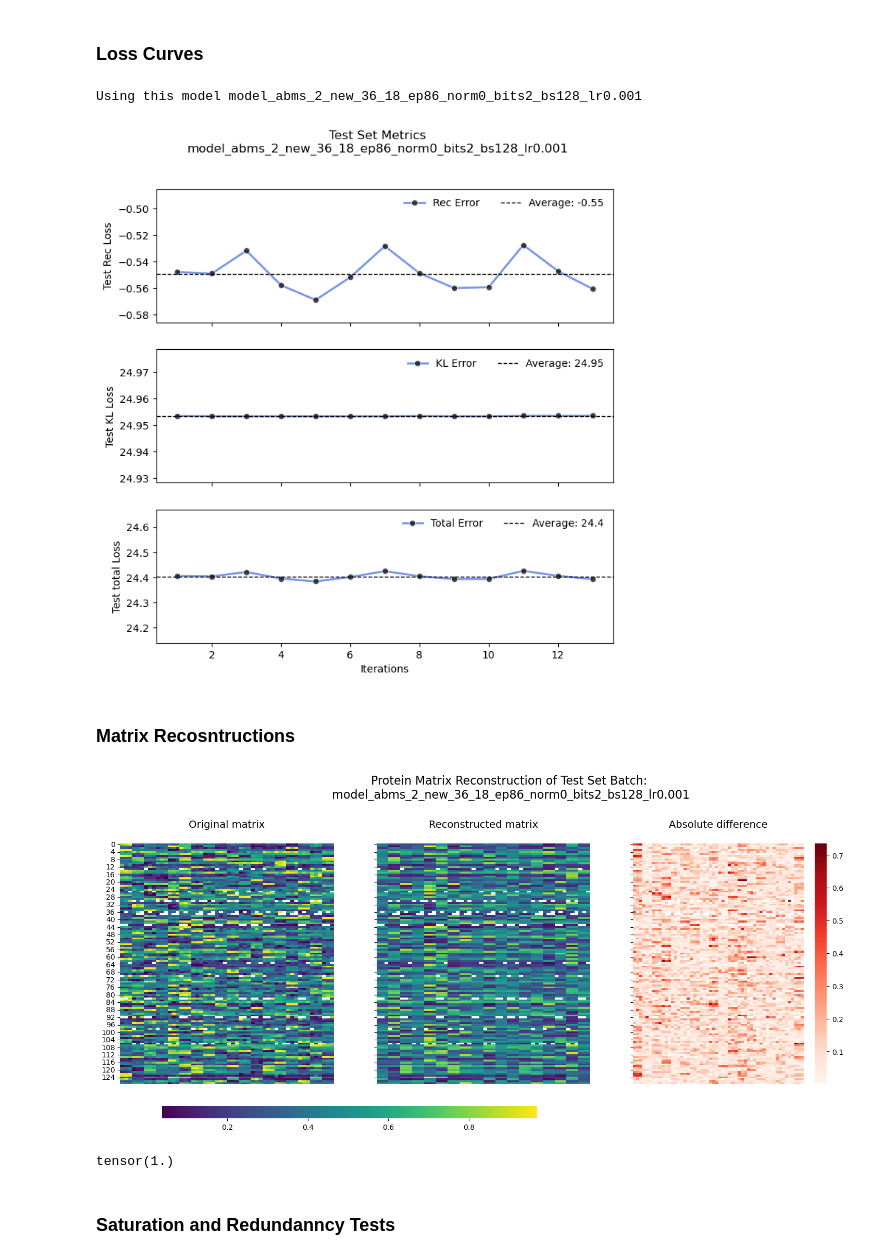
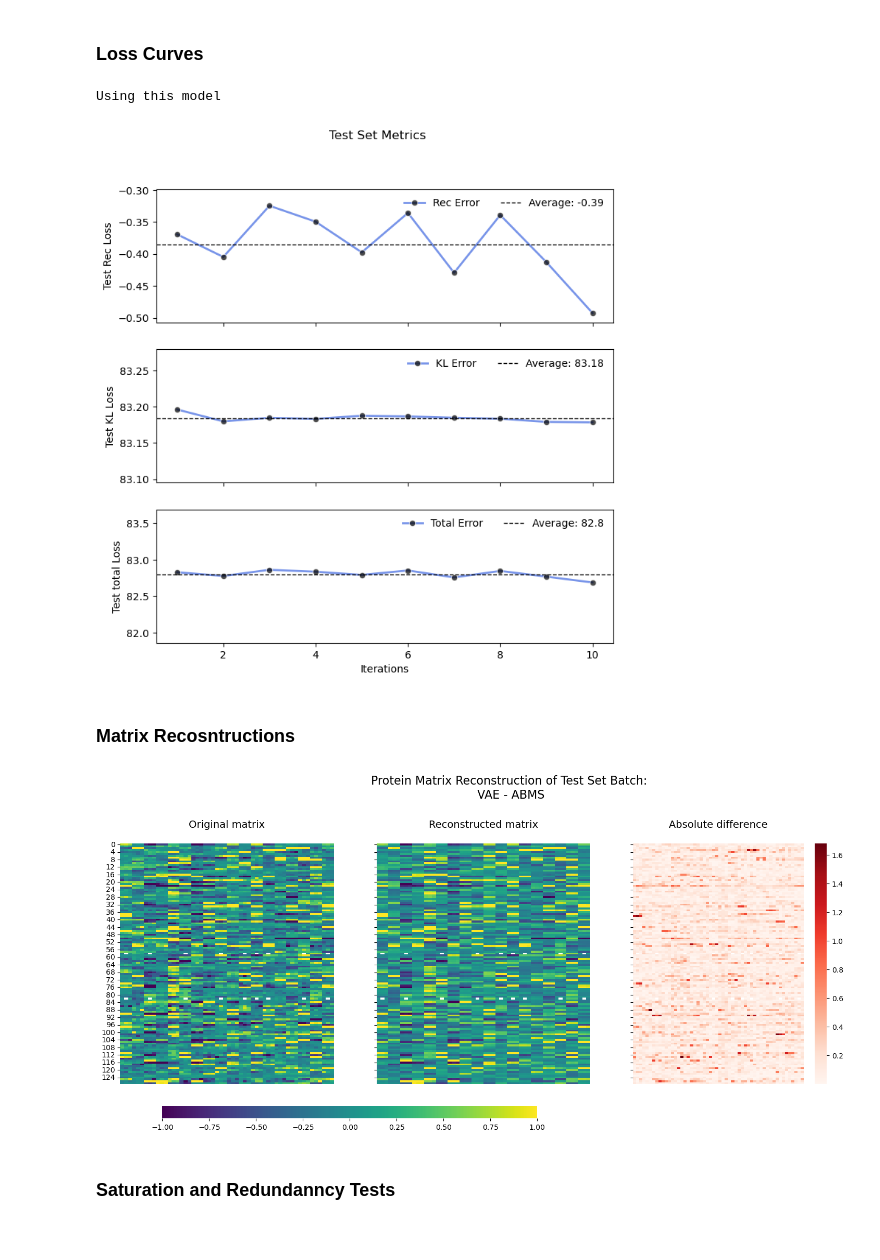
Before and after one commit to panos-gbio/Proteomics-in-Latent-Space, a Jupyter notebook: 02_run_model_ABMS.ipynb, the cells around one changed output. Saved outputs shown, nothing was run; the diff lists cells and outputs as text; code cells hidden in the pictures.

```diff
--- a/02_run_model_ABMS.ipynb
+++ b/02_run_model_ABMS.ipynb
@@ -198,6 +199,9 @@ npabms_scaled.shape
 # npscbc_scaled[0:2,]
 # %%
 # npabms_scaled = StandardScaler().fit_transform(npabms.T).T
+
+# do not scale the data
+npabms_scaled = npabms.copy()
 # %%
 # distribution of all the proteome signals - keep the protein names for outlier analysis
 fig, ax = plt.subplots(1,1,figsize=(10,5))
@@ -292,9 +296,8 @@ During training, these are computed:
 # %%
 # 130 - 90 - 45
 # 54 - 36 - 18
-hidden_dim = 36
-latent_dim = 18
-n="abms_4_new"
+hidden_dim = 54
+latent_dim = 30
 
 # Instantiate the model
 model1 = v1.VAE(
@@ -302,21 +305,11 @@ model1 = v1.VAE(
     latent_dim=latent_dim,
     hidden_layer=True,
     hidden_dim=hidden_dim,
-    output_activ=nn.Sigmoid(),
+    output_activ=None,
 ).to(device)
 
-# model2 = v2.VAE(n_features=54,
-#               latent_dim=33,
-#               hidden_layer= True,
-#               hidden_dim_1=54,
-#               hidden_dim_2=45,
-#               sigmoid=True).to(device)
-
-
 # need to set the model name with the layers - usefull for creating its unique folder
-model_name = f"model_{n}_{hidden_dim}_{latent_dim}"
-
-# the optimizer is in the train-val loop
+model_name = f"{n}_{hidden_dim}_{latent_dim}"
 
 
 ## Create a "models" folder and the specifics model's directory to save figures
@@ -346,7 +339,7 @@ loss_fun = cf.loss_fun_gauss
 model_name=model_name
 path=model_path
 epoch = 200
-learn_r = 0.005
+learn_r = 0.0025
 freebits = 4
 patience = 7
 batch_size = 128
@@ -364,7 +376,7 @@ Directory already exists: c:\Users\gpano\Desktop\github_py\proteomics_latent_spa
 # Run the loop - see the parameters
 # extract the batch, epoch data and the parameters string
 
-batch_dict, epoch_dict,hyperparam_str = uf.train_val_loop_v2(
+batch_dict, epoch_dict,hyperparam_str = uf.train_val_loop(
 model = model,
 train_loader=train_loader,
 val_loader=val_loader,
@@ -376,7 +388,8 @@ patience=patience,
 learn_r = learn_r,
 freebits = freebits,
 batch_size = batch_size,
-norm = norm
+norm = norm,
+information = True
 )
 # %% [output]
 Performing pre-training evaluation on the model in epoch 0
@@ -521,28 +535,24 @@ pd.concat([pd.DataFrame([test_metrics]),pd.DataFrame([test_metrics])],axis=0)
 uf.plot_test_losscurves(
     test_iter_dict=test_iter_dict,
     test_metrics=test_metrics,
-    model_id=model_id,
+    model_id="",
     model_path=model_path
 )
 # %% [output]
-Using this model model_abms_2_new_36_18_ep86_norm0_bits2_bs128_lr0.001
+Using this model
-[figure, old version]
+[figure, new version]
 # %% [markdown]
 ### Matrix Recosntructions
 # %%
 uf.get_matrix_rec(
     test_iter_dict=test_iter_dict,
-    model_id=model_id,
+    model_id="VAE - ABMS",
     model_path=model_path,
-    v_max=None,
-    v_min=None
+    v_max=1,
+    v_min=-1
 )
 # %% [output]
-[figure, old version]
+[figure, new version]
-# %%
-test_iter_dict["x_orig tensors"][1].max()
-# %% [output]
-tensor(1.)
 # %% [markdown]
 ### Saturation and Redundanncy Tests
 # %%
```
Also changed, not shown: parts of 40 cells of this notebook, 20 other files.
